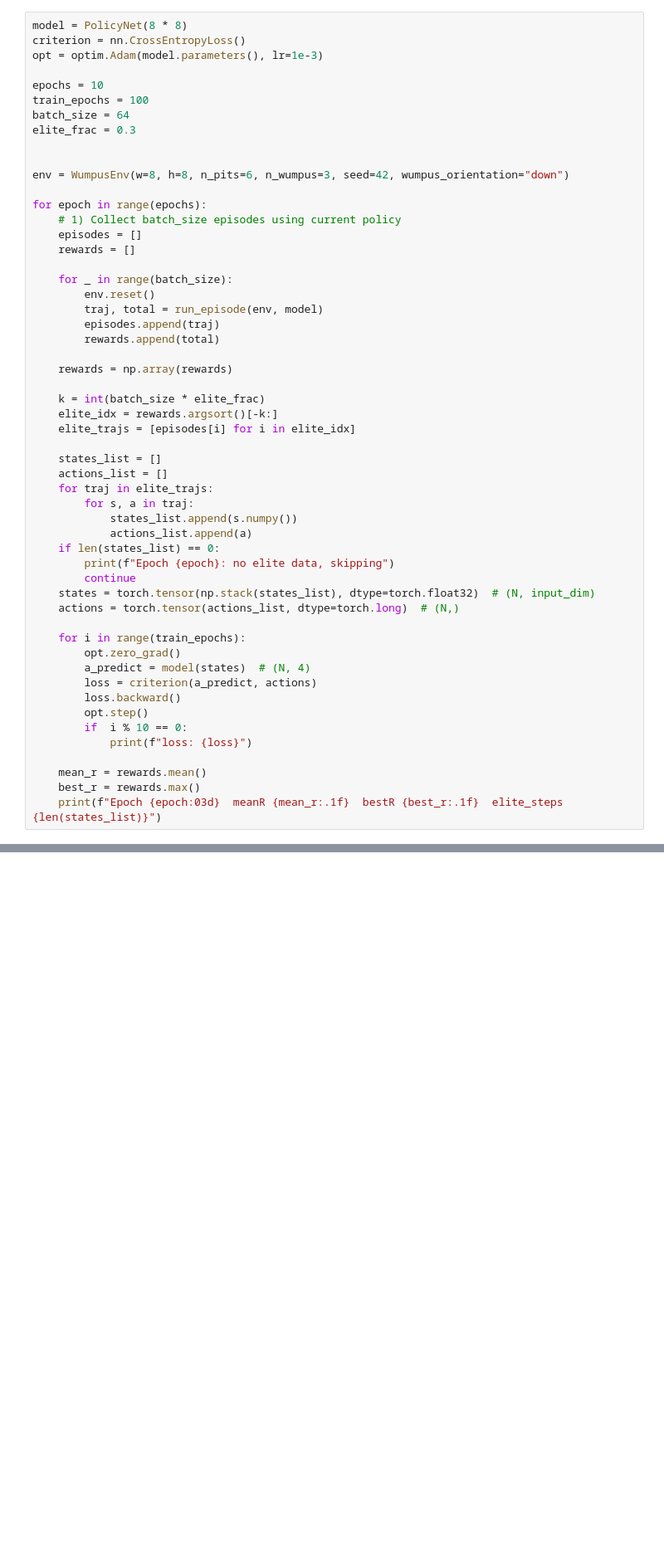
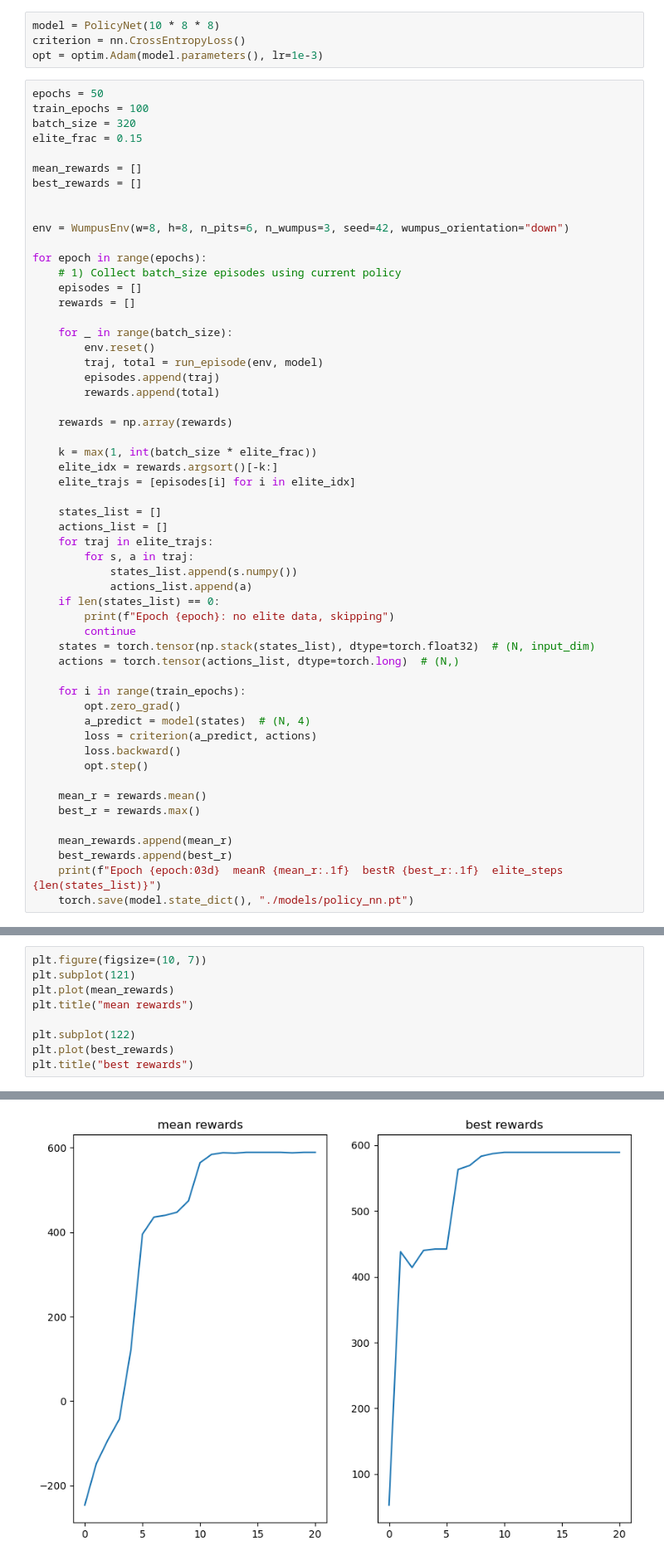
Before and after one commit to zeyad-shaban/wumpus_world, a Jupyter notebook: nn.ipynb, the cells around one changed output, grey strips where cells are left out. Shown: that part at 83% size. Saved outputs shown, nothing was run; the diff lists cells and outputs as text; blank space fills up the shorter version.

```diff
--- a/nn.ipynb
+++ b/nn.ipynb
@@ -101,15 +129,18 @@ def run_episode(env, model, device=None):
         state = env.get_state()
 
     return traj, total
+# %%
+model = PolicyNet(10 * 8 * 8)
+criterion = nn.CrossEntropyLoss()
+opt = optim.Adam(model.parameters(), lr=1e-3)
 # %%
-model = PolicyNet(8 * 8)
-criterion = nn.CrossEntropyLoss()
-opt = optim.Adam(model.parameters(), lr=1e-3)
+epochs = 50
+train_epochs = 100
+batch_size = 320
+elite_frac = 0.15
 
-epochs = 10
-train_epochs = 100
-batch_size = 64
-elite_frac = 0.3
+mean_rewards = []
+best_rewards = []
 
 
 env = WumpusEnv(w=8, h=8, n_pits=6, n_wumpus=3, seed=42, wumpus_orientation="down")
@@ -127,7 +158,7 @@ for epoch in range(epochs):
 
     rewards = np.array(rewards)
 
-    k = int(batch_size * elite_frac)
+    k = max(1, int(batch_size * elite_frac))
     elite_idx = rewards.argsort()[-k:]
     elite_trajs = [episodes[i] for i in elite_idx]
 
@@ -149,10 +180,12 @@ for epoch in range(epochs):
         loss = criterion(a_predict, actions)
         loss.backward()
         opt.step()
-        if  i % 10 == 0:
-            print(f"loss: {loss}")
 
     mean_r = rewards.mean()
     best_r = rewards.max()
+
+    mean_rewards.append(mean_r)
+    best_rewards.append(best_r)
     print(f"Epoch {epoch:03d}  meanR {mean_r:.1f}  bestR {best_r:.1f}  elite_steps {len(states_list)}")
+    torch.save(model.state_dict(), "./models/policy_nn.pt")
 # %% [output]
@@ -170 +209,11 @@ Epoch 000  meanR -98.5  bestR 97.0  elite_steps 249
 KeyboardInterrupt:
+# %%
+plt.figure(figsize=(10, 7))
+plt.subplot(121)
+plt.plot(mean_rewards)
+plt.title("mean rewards")
+
+plt.subplot(122)
+plt.plot(best_rewards)
+plt.title("best rewards")
+# %% [output]
@@ -170,0 +221 @@ KeyboardInterrupt:
+[figure, added]
```
Also changed, not shown: parts of 5 cells of this notebook, 2 other files.
